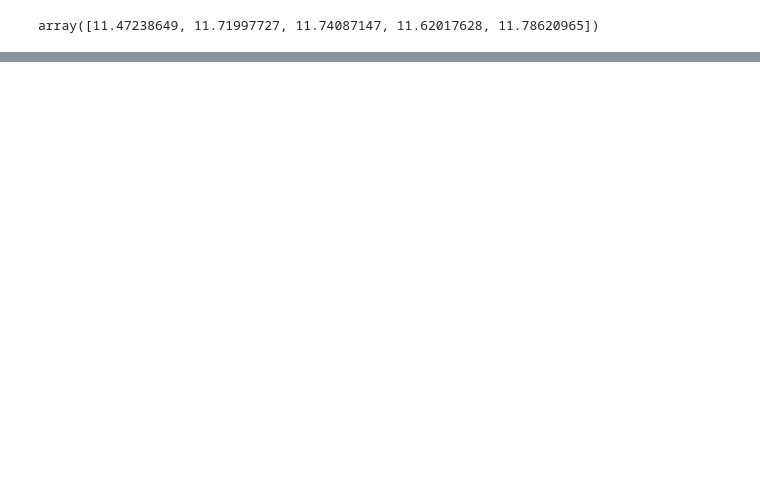
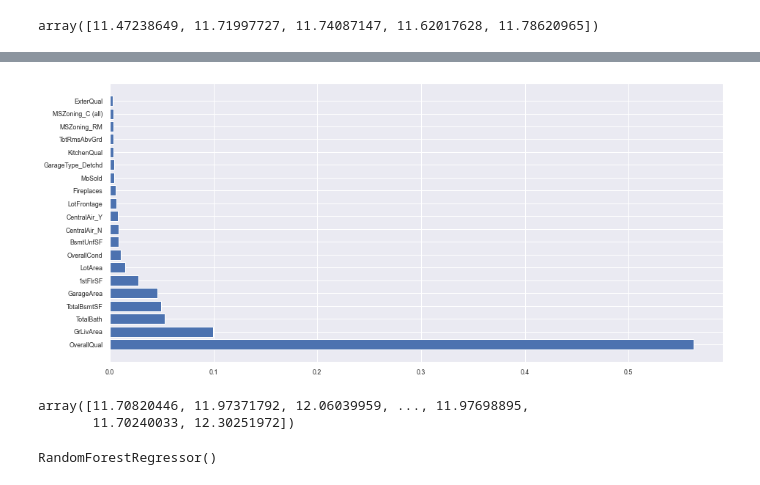
Before and after one commit to rafjonathans/Kaggle-HousePrice, a Jupyter notebook: 3rdSubmission/Simple_FeatureReduction_3.ipynb, the cells around one changed output, grey strips where cells are left out. Cells and saved outputs as stored; diff of their text form; code cells hidden in the pictures; blank space fills up the shorter version.

```diff
--- a/3rdSubmission/Simple_FeatureReduction_3.ipynb
+++ b/3rdSubmission/Simple_FeatureReduction_3.ipynb
@@ -970,0 +1041,7 @@ plt.tight_layout()
+# %%
+from sklearn.ensemble import RandomForestRegressor
+
+modelRF = RandomForestRegressor(n_estimators= 500,
+                               random_state= 1, )
+# %%
+modelRF.fit(X_train, Y_train)
@@ -970,0 +1050,5 @@ plt.tight_layout()
+# %%
+RF_importance = modelRF.feature_importances_
+RF_importantFeature = pd.DataFrame({'Feature': X_train.columns,
+                                    'Importance': RF_importance}).sort_values("Importance", ascending= False)
+RF_importantFeature.head(20)
@@ -970,0 +1073,9 @@ plt.tight_layout()
+# %%
+temp = RF_importantFeature.iloc[:20]
+
+fig, ax = plt.subplots(figsize= (15,7))
+plt.barh(data=temp,
+        y = temp['Feature'],
+        width = temp['Importance'], align='center')
+# %% [output]
+[figure, added]
@@ -970,0 +1084,5 @@ plt.tight_layout()
+# %%
+RF_prediction
+# %% [output]
+array([11.70820446, 11.97371792, 12.06039959, ..., 11.97698895,
+       11.70240033, 12.30251972])
@@ -970,0 +1094,8 @@ plt.tight_layout()
+# %%
+temp = 20
+temp1 = RF_importantFeature.iloc[:temp,]['Feature']
+
+modelRF_filteredFeature = RandomForestRegressor()
+modelRF_filteredFeature.fit(X_train[temp1], Y_train)
+# %% [output]
+RandomForestRegressor()
```
Also changed, not shown: parts of 49 cells of this notebook, 4 other files.
